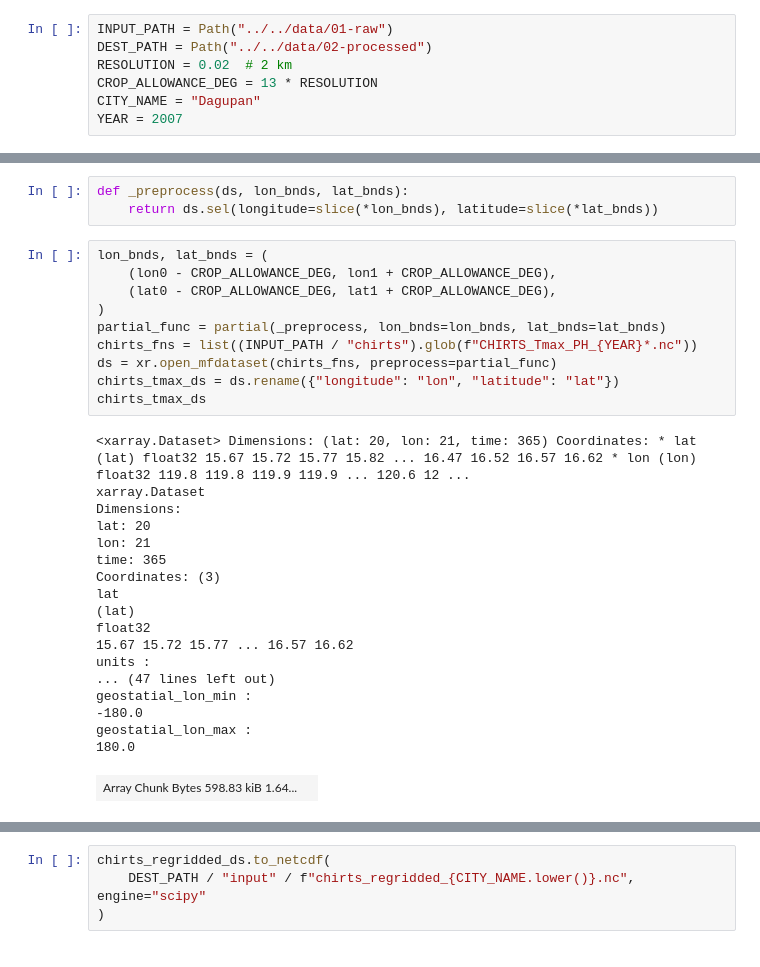
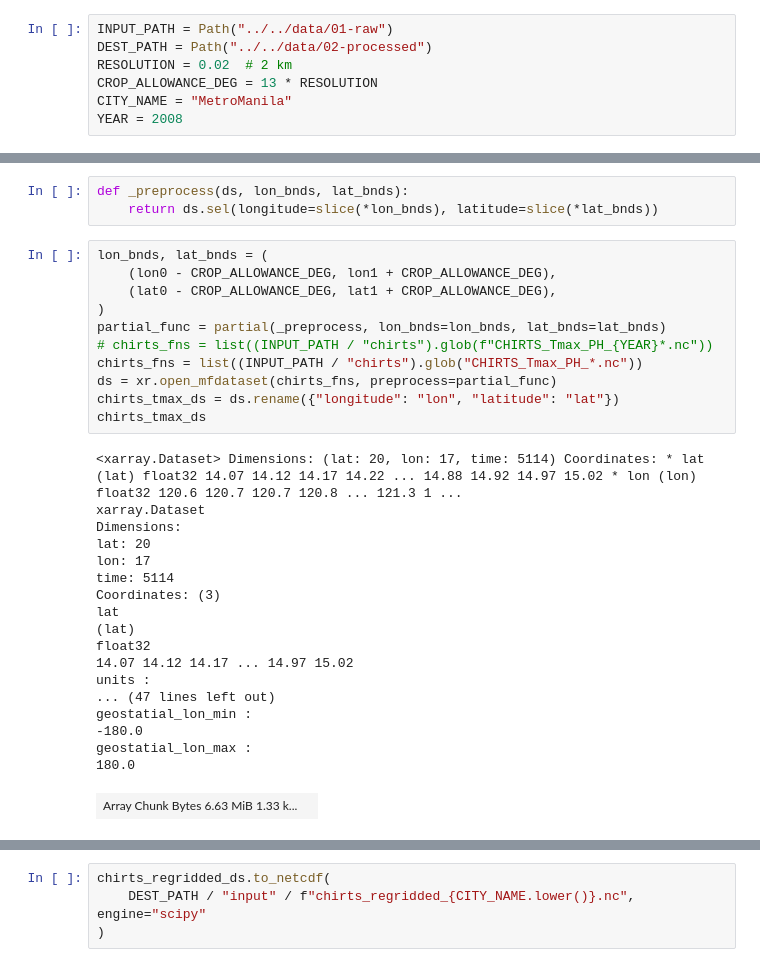
Before and after one commit to thinkingmachines/project-cchain-climate-downscaling, a Jupyter notebook: notebooks/01-align-grids/02_align_data.ipynb, the cells around one changed output, grey strips where cells are left out. Cells and saved outputs as stored; diff of their text form.

```diff
--- a/notebooks/01-align-grids/02_align_data.ipynb
+++ b/notebooks/01-align-grids/02_align_data.ipynb
@@ -12,8 +13,8 @@ INPUT_PATH = Path("../../data/01-raw")
 DEST_PATH = Path("../../data/02-processed")
 RESOLUTION = 0.02  # 2 km
 CROP_ALLOWANCE_DEG = 13 * RESOLUTION
-CITY_NAME = "Dagupan"
-YEAR = 2007
+CITY_NAME = "MetroManila"
+YEAR = 2008
 # %% [markdown]
 ### Read bounds
 # %%
@@ -414,32 +440,33 @@ def _preprocess(ds, lon_bnds, lat_bnds):
 # %%
 lon_bnds, lat_bnds = (
     (lon0 - CROP_ALLOWANCE_DEG, lon1 + CROP_ALLOWANCE_DEG),
     (lat0 - CROP_ALLOWANCE_DEG, lat1 + CROP_ALLOWANCE_DEG),
 )
 partial_func = partial(_preprocess, lon_bnds=lon_bnds, lat_bnds=lat_bnds)
-chirts_fns = list((INPUT_PATH / "chirts").glob(f"CHIRTS_Tmax_PH_{YEAR}*.nc"))
+# chirts_fns = list((INPUT_PATH / "chirts").glob(f"CHIRTS_Tmax_PH_{YEAR}*.nc"))
+chirts_fns = list((INPUT_PATH / "chirts").glob("CHIRTS_Tmax_PH_*.nc"))
 ds = xr.open_mfdataset(chirts_fns, preprocess=partial_func)
 chirts_tmax_ds = ds.rename({"longitude": "lon", "latitude": "lat"})
 chirts_tmax_ds
 # %% [output]
-<xarray.Dataset> Dimensions: (lat: 20, lon: 21, time: 365) Coordinates: * lat (lat) float32 15.67 15.72 15.77 15.82 ... 16.47 16.52 16.57 16.62 * lon (lon) float32 119.8 119.8 119.9 119.9 ... 120.6 12 ...
+<xarray.Dataset> Dimensions: (lat: 20, lon: 17, time: 5114) Coordinates: * lat (lat) float32 14.07 14.12 14.17 14.22 ... 14.88 14.92 14.97 15.02 * lon (lon) float32 120.6 120.7 120.7 120.8 ... 121.3 1 ...
 xarray.Dataset
 Dimensions:
 lat: 20
-lon: 21
-time: 365
+lon: 17
+time: 5114
 Coordinates: (3)
 lat
 (lat)
 float32
-15.67 15.72 15.77 ... 16.57 16.62
+14.07 14.12 14.17 ... 14.97 15.02
 units :
 ... (47 lines left out)
 geostatial_lon_min :
 -180.0
 geostatial_lon_max :
 180.0
-| Array Chunk Bytes 598.83 kiB 1.64... |  |
+| Array Chunk Bytes 6.63 MiB 1.33 k... |  |
 Indexes: (3)
 lat
 PandasIndex
```
Also changed, not shown: parts of 28 cells of this notebook, 24 other files.
